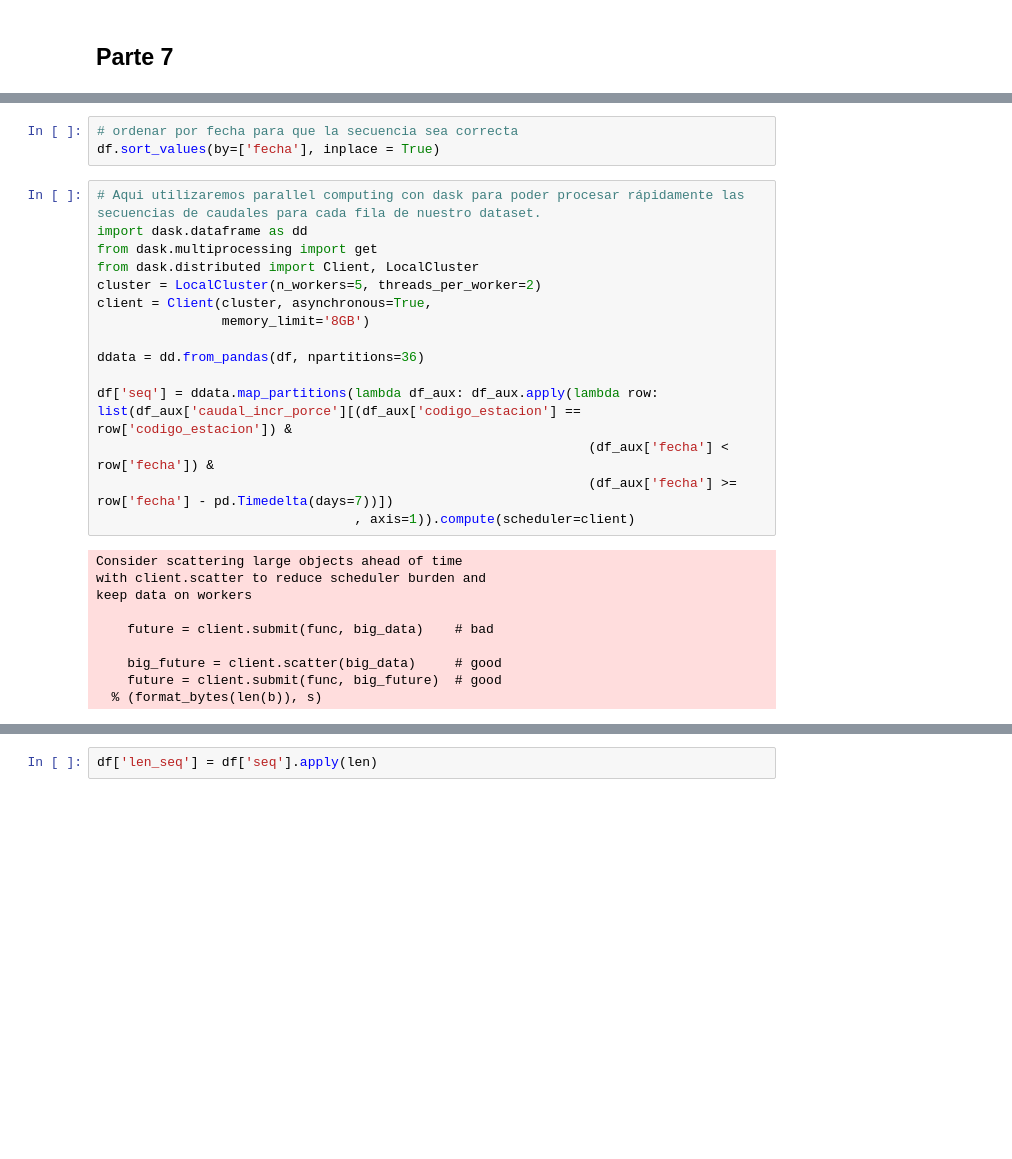
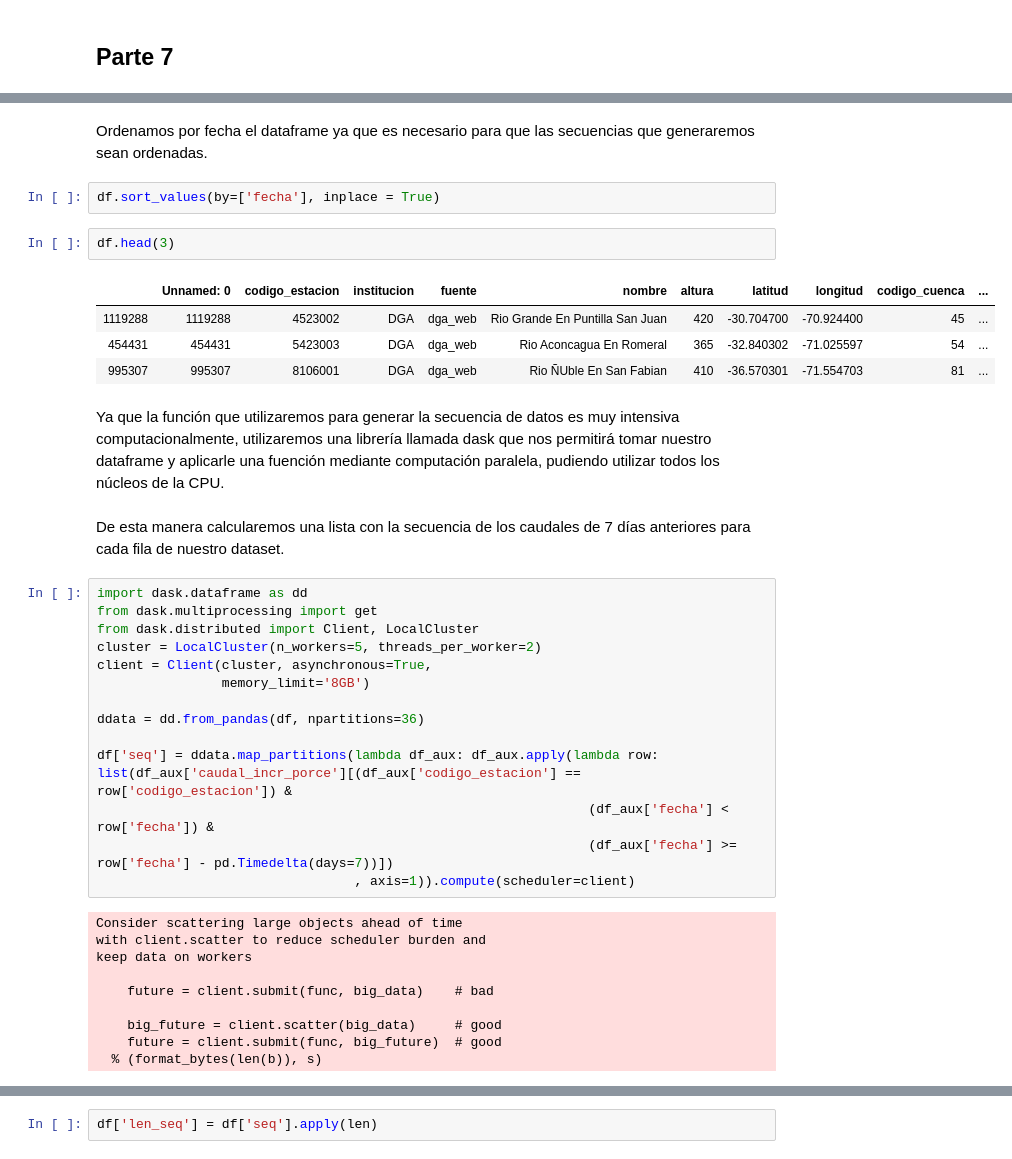
Before and after one commit to Codegn/desafio_spike_oct_2019, a Jupyter notebook: respuesta_desafio_spike.ipynb, the cells around one changed output, grey strips where cells are left out. Cells and saved outputs as stored; diff of their text form; blank space fills up the shorter version.

```diff
--- a/respuesta_desafio_spike.ipynb
+++ b/respuesta_desafio_spike.ipynb
@@ -333,8 +382,19 @@ df.sample(3)
+# %% [markdown]
+Ordenamos por fecha el dataframe ya que es necesario para que las secuencias que generaremos sean ordenadas.
 # %%
-# ordenar por fecha para que la secuencia sea correcta
 df.sort_values(by=['fecha'], inplace = True)
+# %%
+df.head(3)
+# %% [output]
+|  | Unnamed: 0 | codigo_estacion | institucion | fuente | nombre | altura | latitud | longitud | codigo_cuenca | ... |
+| 1119288 | 1119288 | 4523002 | DGA | dga_web | Rio Grande En Puntilla San Juan | 420 | -30.704700 | -70.924400 | 45 | ... |
+| 454431 | 454431 | 5423003 | DGA | dga_web | Rio Aconcagua En Romeral | 365 | -32.840302 | -71.025597 | 54 | ... |
+| 995307 | 995307 | 8106001 | DGA | dga_web | Rio ÑUble En San Fabian | 410 | -36.570301 | -71.554703 | 81 | ... |
+# %% [markdown]
+Ya que la función que utilizaremos para generar la secuencia de datos es muy intensiva computacionalmente, utilizaremos una librería llamada dask que nos permitirá tomar nuestro dataframe y aplicarle una fuención mediante computación paralela, pudiendo utilizar todos los núcleos de la CPU.
+# %% [markdown]
+De esta manera calcularemos una lista con la secuencia de los caudales de 7 días anteriores para cada fila de nuestro dataset.
 # %%
-# Aqui utilizaremos parallel computing con dask para poder procesar rápidamente las secuencias de caudales para cada fila de nuestro dataset.
 import dask.dataframe as dd
 from dask.multiprocessing import get
 from dask.distributed import Client, LocalCluster
```
Also changed, not shown: parts of 80 cells of this notebook, 3 other files.
